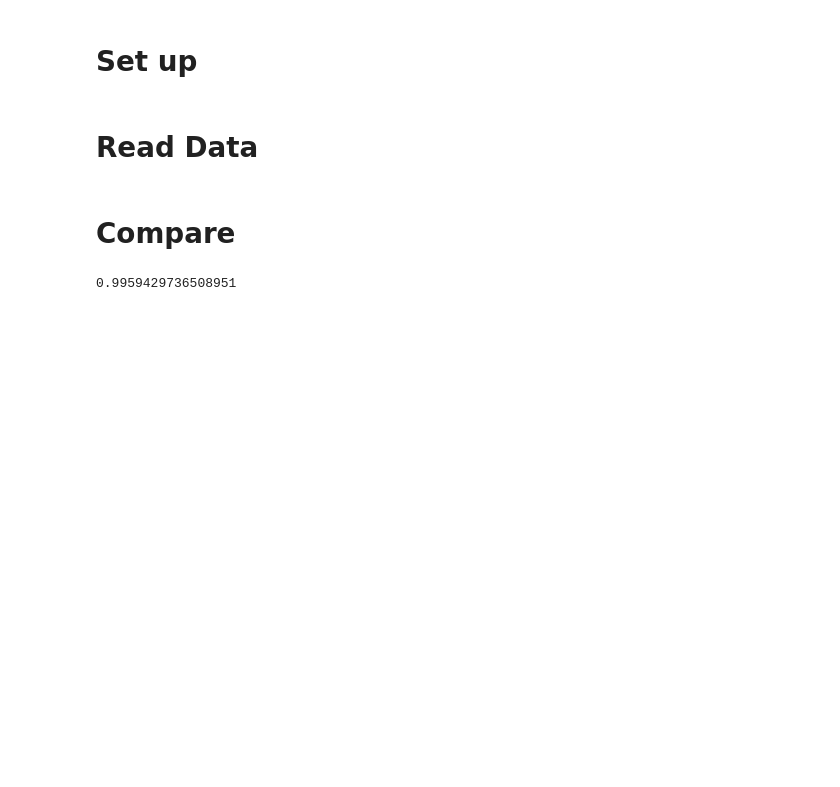
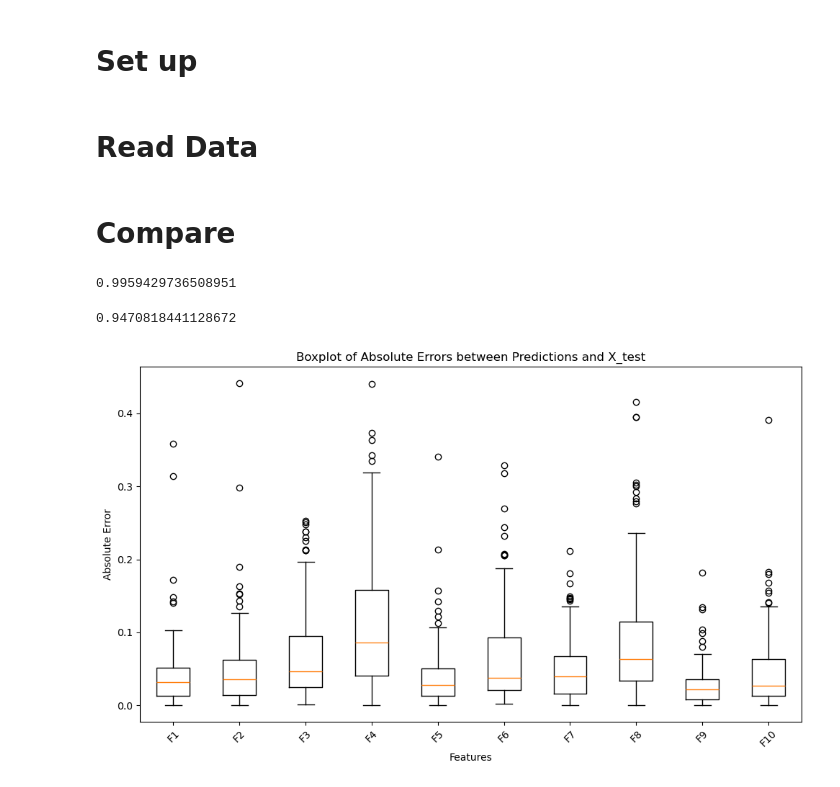
Before and after one commit to Aether-Ren/Multioutput_FixedG_GP, a Jupyter notebook: Resultcheck.ipynb, the cells around one changed output. Saved outputs shown, nothing was run; the diff lists cells and outputs as text; code cells hidden in the pictures; blank space fills up the shorter version.

```diff
--- a/Resultcheck.ipynb
+++ b/Resultcheck.ipynb
@@ -21,5 +21,9 @@ MVGP_21_result = pd.read_csv('Result/MVGP_21_result.csv')
 # %%
 MVGP_21_result['estimated_params_list'] = MVGP_21_result['estimated_params'].apply(ast.literal_eval)
 
-arr_2d = np.array(MVGP_21_result['estimated_params_list'].tolist())
+MVGP_2d = np.array(MVGP_21_result['estimated_params_list'].tolist())
+
+MGP_21_result['estimated_params_list'] = MGP_21_result['estimated_params'].apply(ast.literal_eval)
+
+MGP_2d = np.array(MGP_21_result['estimated_params_list'].tolist())
 # %%
@@ -27,19 +31,25 @@ r2_score(arr_2d, X_test.values)
 # %% [output]
 0.9959429736508951
+# %%
+r2_score(MGP_2d, X_test.values)
+# %% [output]
+0.9470818441128672
 # %%
-errors = y_pred - X_test
+errors = MVGP_2d - X_test.values
 abs_errors = np.abs(errors)
 
-# 2. 绘制箱线图
+
 plt.figure(figsize=(10, 6))
-# 如果想画每个 feature 的误差分布，用 abs_errors.T
-plt.boxplot(abs_errors.T,  # 转置后，每列对应一个 feature
-            labels=[f'F{i+1}' for i in range(abs_errors.shape[1])],  # 可选：给每个箱子加上标签
-            showfliers=True)  # showfliers=True 时会展示离群点
+
+plt.boxplot(abs_errors,
+            labels=[f'F{i+1}' for i in range(abs_errors.shape[1])],
+            showfliers=True)
 
 plt.xlabel('Features')
 plt.ylabel('Absolute Error')
 plt.title('Boxplot of Absolute Errors between Predictions and X_test')
-plt.xticks(rotation=45)   # 可选：旋转 x 轴标签，防止重叠
+plt.xticks(rotation=45)
 plt.tight_layout()
 plt.show()
+# %% [output]
+[figure, added]
```
Also changed, not shown: parts of 1 cell of this notebook, 1 other file.
